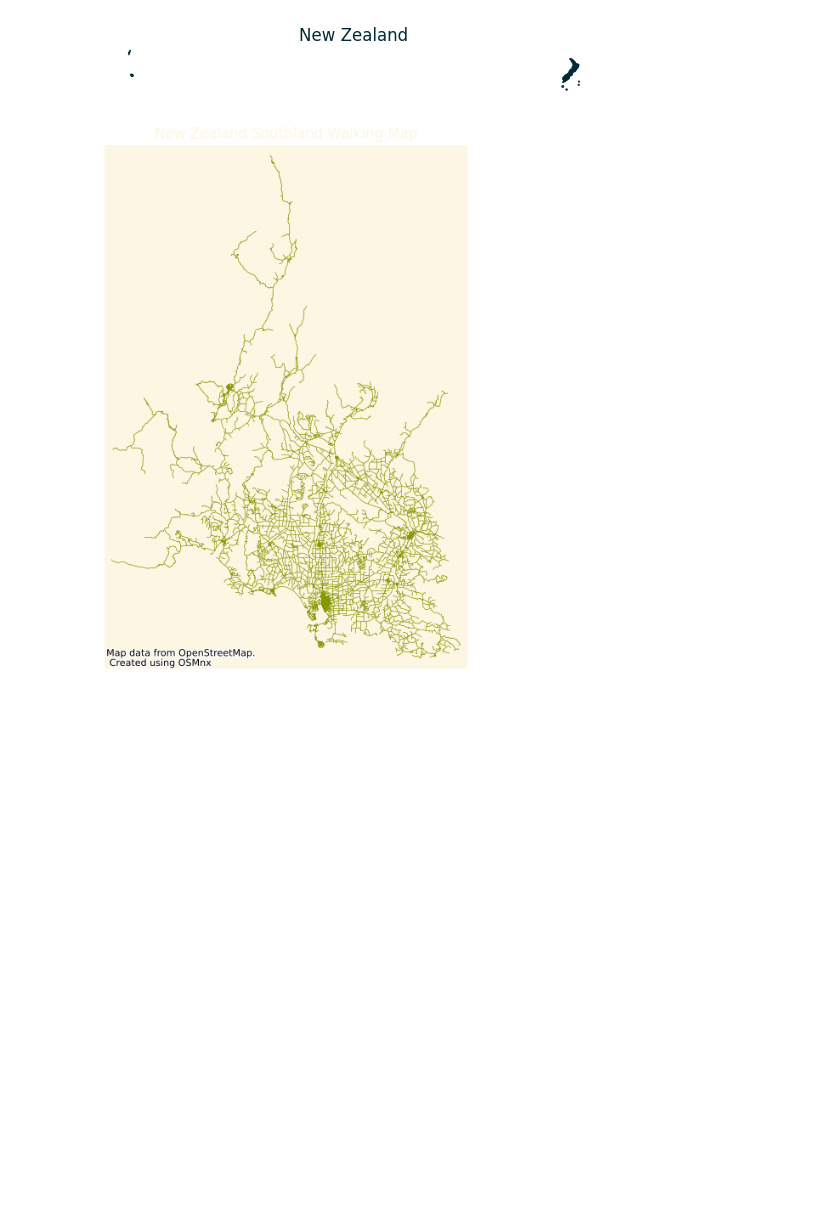
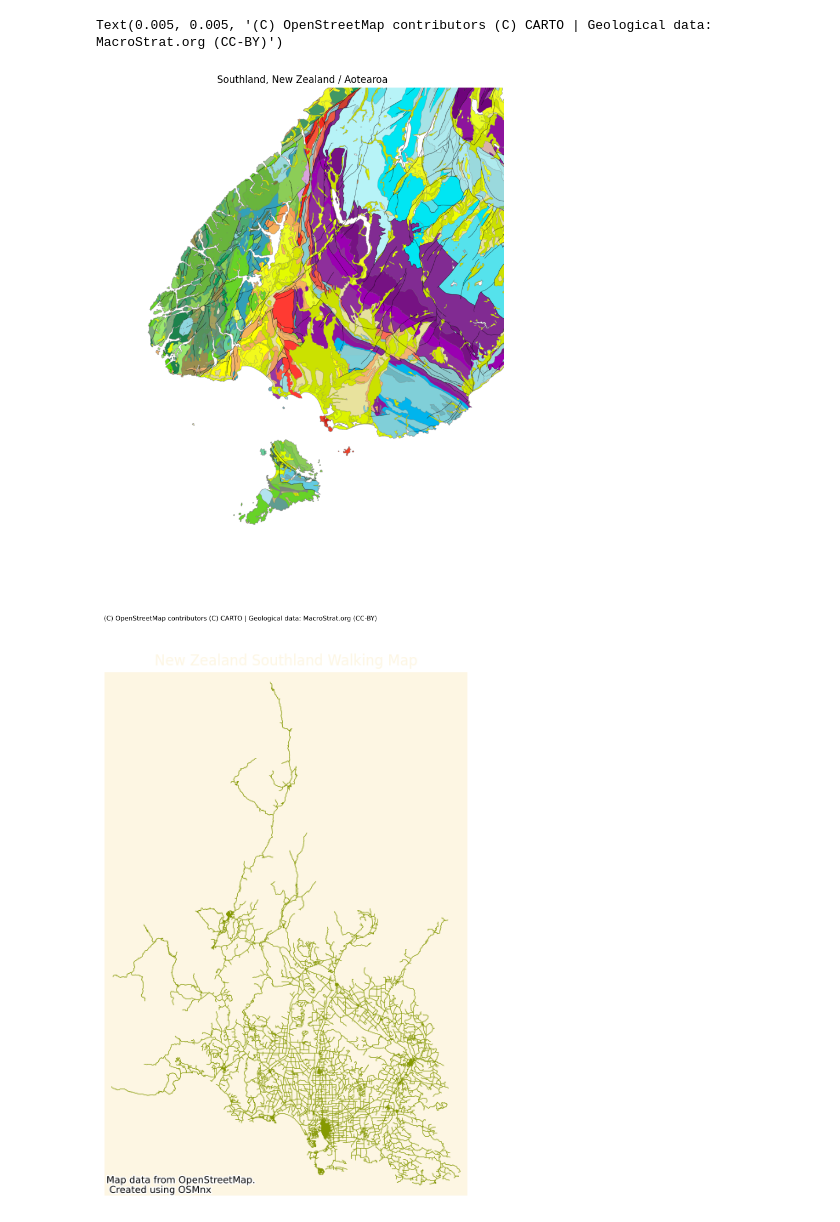
Before and after one commit to kimnewzealand/art-of-maps-2, a Jupyter notebook: generate_maps.ipynb, the cells around one changed output. Drawn from its saved outputs; the diff is of its cells as text; code cells hidden in the pictures; blank space fills up the shorter version.

```diff
--- a/generate_maps.ipynb
+++ b/generate_maps.ipynb
@@ -32,15 +30,16 @@ countries = gpd.read_file(geodatasets.get_path('naturalearth.land'))
 countries.explore()
 # %% [output]
 [interactive output not drawn]
-# %%
-# Create New Zealand outline with matplotlib and osmnx
-place ="New Zealand"
-gdf = ox.geocode_to_gdf(place)
-
-ax = gdf.plot(fc=base03_colour,ec=base03_colour)
-ax.set_title("New Zealand",color=base03_colour)
-_ = ax.axis('off')
-# ctx.add_basemap(ax=ax, url=ctx.providers.CartoDB.Positron)
-# %% [output]
-[figure, removed]
+# %%
+# Create a colourful static Southland map using contextily
+lat = -40.9006
+long =  174.8860
+basemap = ctx.providers.CartoDB.Positron
+place = ctx.Place('Southland,New Zealand', source='https://tiles.macrostrat.org/carto/{z}/{x}/{y}.png')
+base_ax = place.plot()
+attr =  basemap.attribution +' | Geological data: MacroStrat.org (CC-BY)'
+ctx.add_attribution(ax=base_ax,text=attr)
+# %% [output]
+Text(0.005, 0.005, '(C) OpenStreetMap contributors (C) CARTO | Geological data: MacroStrat.org (CC-BY)')
+[figure, added]
 # %%
```
Also changed, not shown: parts of 3 cells of this notebook, 7 other files.
